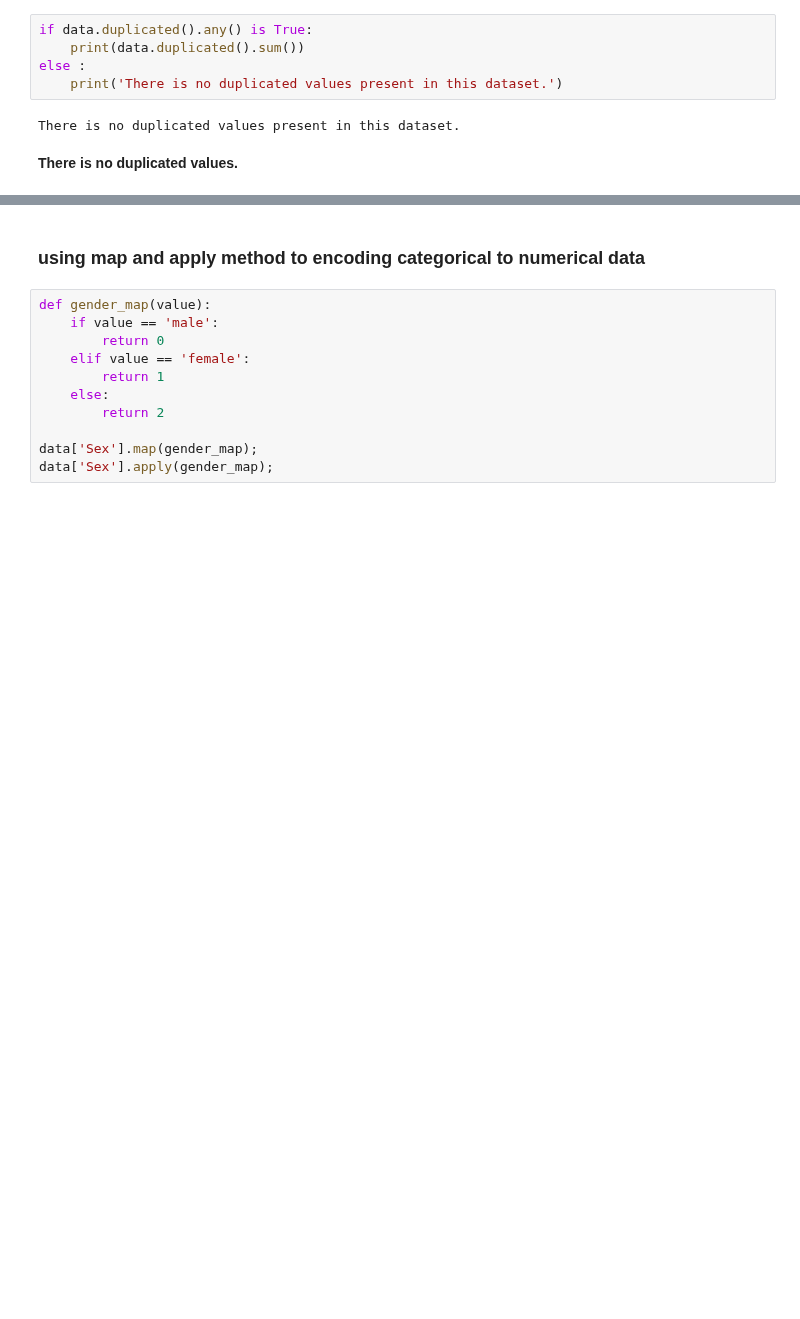
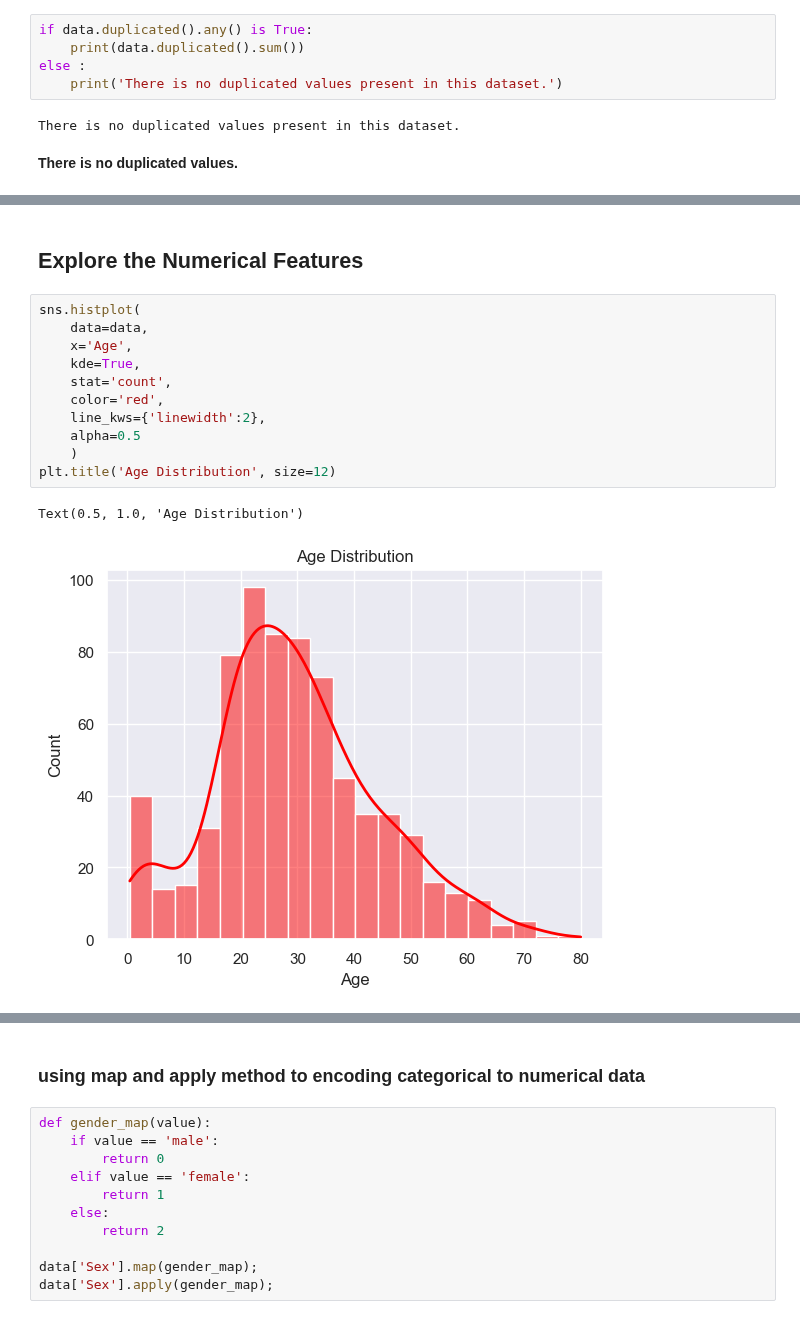
Before and after one commit to SwagAbyss/SwagML, a Jupyter notebook: Projects/titanic/titanic.ipynb, the cells around one changed output, grey strips where cells are left out. Saved outputs shown, nothing was run; the diff lists cells and outputs as text; blank space fills up the shorter version.

```diff
--- a/Projects/titanic/titanic.ipynb
+++ b/Projects/titanic/titanic.ipynb
@@ -164,0 +185,16 @@ dtype: float64
+# %% [markdown]
+## __Explore the Numerical Features__
+# %%
+sns.histplot(
+    data=data,
+    x='Age',
+    kde=True,
+    stat='count',
+    color='red',
+    line_kws={'linewidth':2},
+    alpha=0.5
+    )
+plt.title('Age Distribution', size=12)
+# %% [output]
+Text(0.5, 1.0, 'Age Distribution')
+[figure, added]
```
Also changed, not shown: parts of 16 cells of this notebook.
